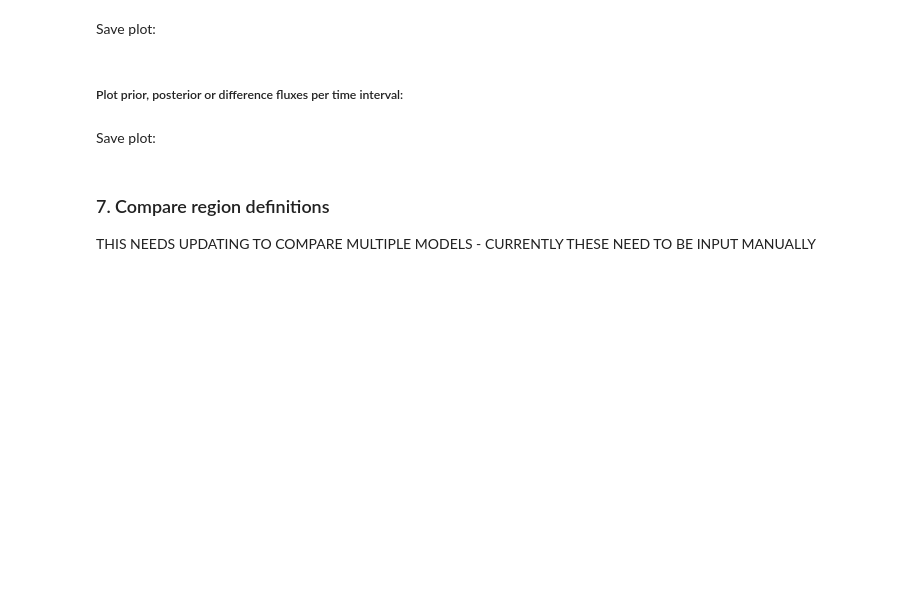
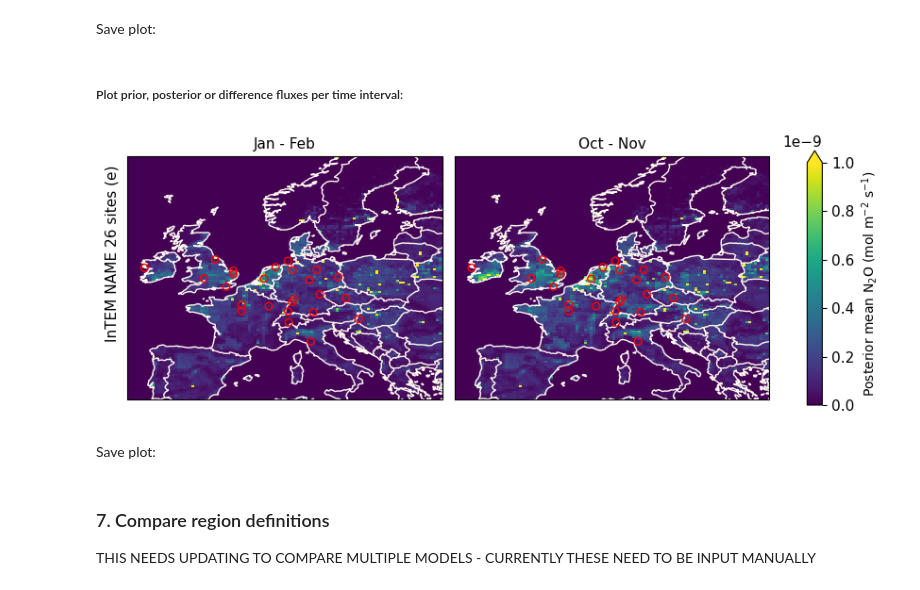
Before and after one commit to mgalkowski/fluxy-mpi-bgc, a Jupyter notebook: PARIS_inversion_results.ipynb, the cells around one changed output. Cells and saved outputs as stored; diff of their text form; code cells hidden in the pictures; blank space fills up the shorter version.

```diff
--- a/PARIS_inversion_results.ipynb
+++ b/PARIS_inversion_results.ipynb
@@ -296,24 +357,29 @@ Save plot:
 # %%
 ###################################
 ### edit variables in this block
 plot_area = 'CWEU'       #options for: UK, FRANCE, GERMANY, ITALY, SWITZERLAND, NETHERLANDS, IRELAND, HUNGARY, NORWAY, NWEU, CWEU, EUROPE
 cmap = 'viridis'         #flux colour (e.g. 'viridis', 'coolwarm')
 c_border = 'floralwhite' #country boundary colour (e.g. 'floralwhite', 'dimgrey')
 chop_by = 'year'  #time unit of the averaging period (options for 'year', 'month' and 'season')
                   #alternatively, a list of starting dates can be provided (format '2018-01-01')
-dt = 1   #number of time steps (in chop_by units) to use in the averaging
+dt = 1  #number of time steps (in chop_by units) to use in the averaging
          #if chop_by='season': set dt to a list of lists with the months to use in the average (e.g. dt=[[1,2],[10,11]], will average over Jan-Feb and Oct-Nov)
 var = 'flux_total_posterior'  #variable to be plotted. Options for: 'flux_total_posterior', 'flux_total_prior', 'posterior_prior_diff', 'posterior_mean_diff'
 plot_combined = False
 plot_site_locations = True    #If True, adds markers to plots at locations of obs sites
-plot_point_markers = ['paris','london'] #plot a marker at these locations, options for 'paris', 'london', 'nw_england' (PFC-218 source) or any value [lon,lat]
+plot_point_markers = None #plot a marker at these locations, options for 'paris', 'london', 'nw_england' (PFC-218 source) or any value [lon,lat]
+set_fluxlim = 'auto' # Set flux colorbar limits: e.g.[0,10]|'default'|'auto'
+                        # 'default' = species_info default values and 'auto' = 99th percentile of var
 ###################################
 
 fig = func.plot_spatial_flux_per_timestamp(ds_all_flux_scaled,species,plot_area,end_date,s_data,m_data,
                                             cmap=cmap,c_border=c_border,var=var,
                                             plot_combined=plot_combined,chop_by=chop_by,dt=dt,period_override=period_override,
                                             plot_site_locations=plot_site_locations,
-                                            plot_point_markers=plot_point_markers)
+                                            plot_point_markers=plot_point_markers,
+                                            set_fluxlim = set_fluxlim)
+# %% [output]
+[figure, added]
 # %% [markdown]
 Save plot:
 # %%
```
Also changed, not shown: parts of 6 cells of this notebook.
